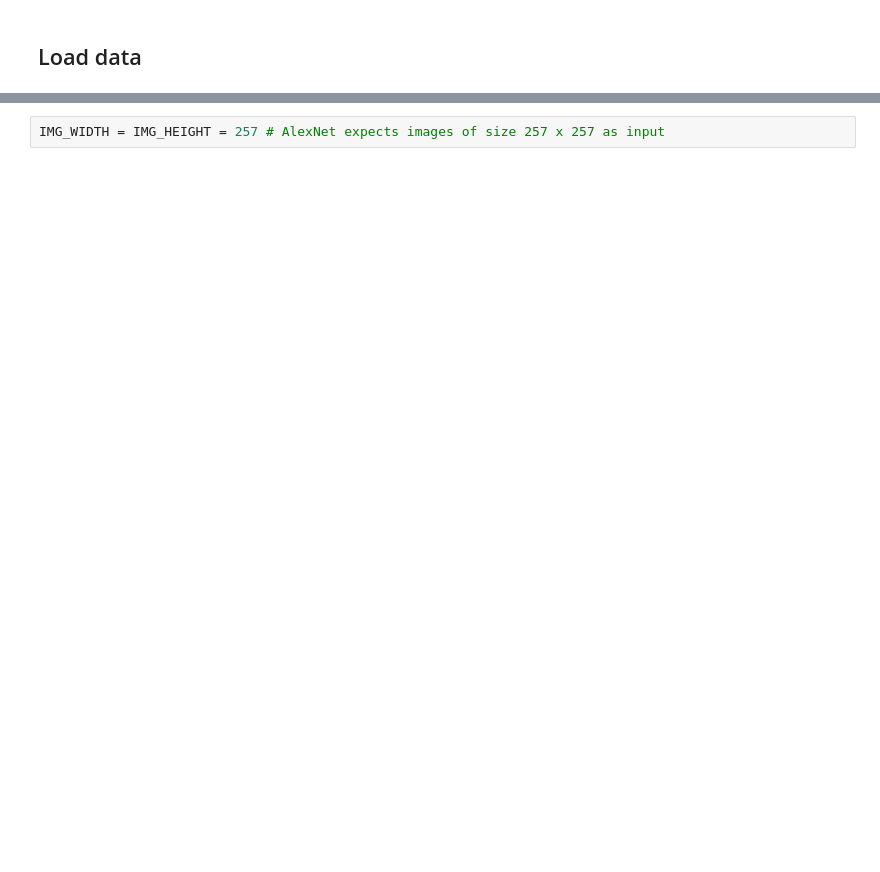
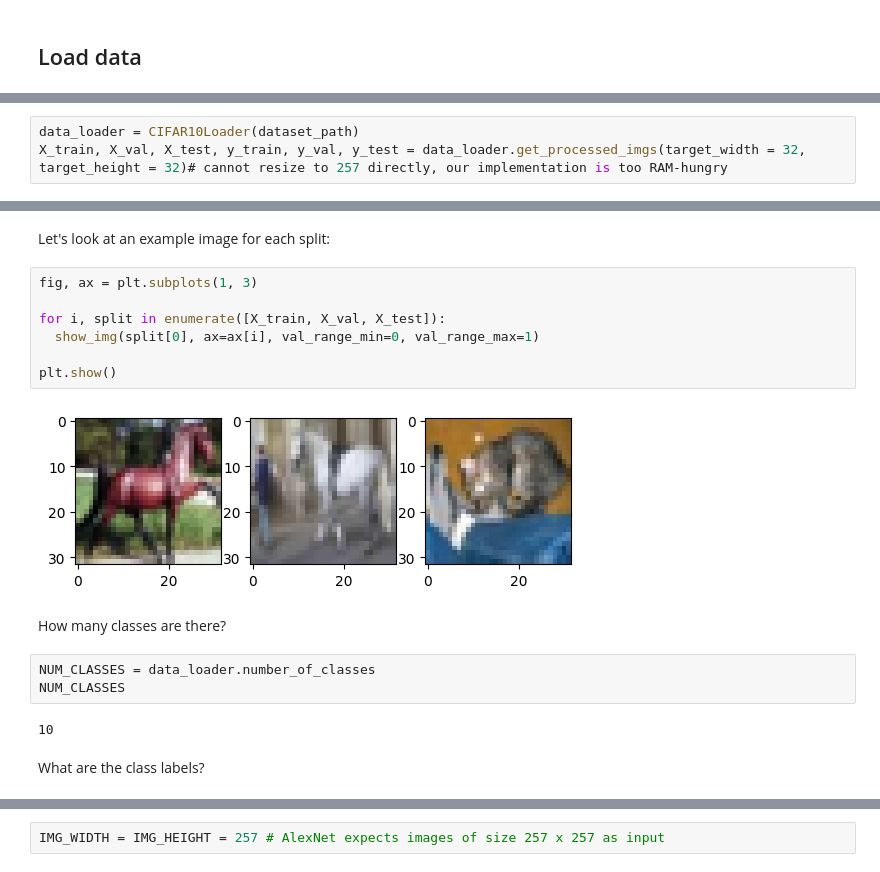
Before and after one commit to Sejmou/ml-ex3, a Jupyter notebook: notebooks/AlexNet_CIFAR-10.ipynb, the cells around one changed output, grey strips where cells are left out. Saved outputs shown, nothing was run; the diff lists cells and outputs as text; blank space fills up the shorter version.

Commit message:
new fit for AlexNet on CIFAR-10

```diff
--- a/notebooks/AlexNet_CIFAR-10.ipynb
+++ b/notebooks/AlexNet_CIFAR-10.ipynb
@@ -41,0 +80,3 @@ from data_loaders import CIFAR10Loader
+# %%
+data_loader = CIFAR10Loader(dataset_path)
+X_train, X_val, X_test, y_train, y_val, y_test = data_loader.get_processed_imgs(target_width = 32, target_height = 32)# cannot resize to 257 directly, our implementation is too RAM-hungry
@@ -41,0 +115,20 @@ from data_loaders import CIFAR10Loader
+# %% [markdown]
+Let's look at an example image for each split:
+# %%
+fig, ax = plt.subplots(1, 3)
+
+for i, split in enumerate([X_train, X_val, X_test]):
+  show_img(split[0], ax=ax[i], val_range_min=0, val_range_max=1)
+
+plt.show()
+# %% [output]
+[figure, added]
+# %% [markdown]
+How many classes are there?
+# %%
+NUM_CLASSES = data_loader.number_of_classes
+NUM_CLASSES
+# %% [output]
+10
+# %% [markdown]
+What are the class labels?
```
Also changed, not shown: parts of 59 cells of this notebook.
